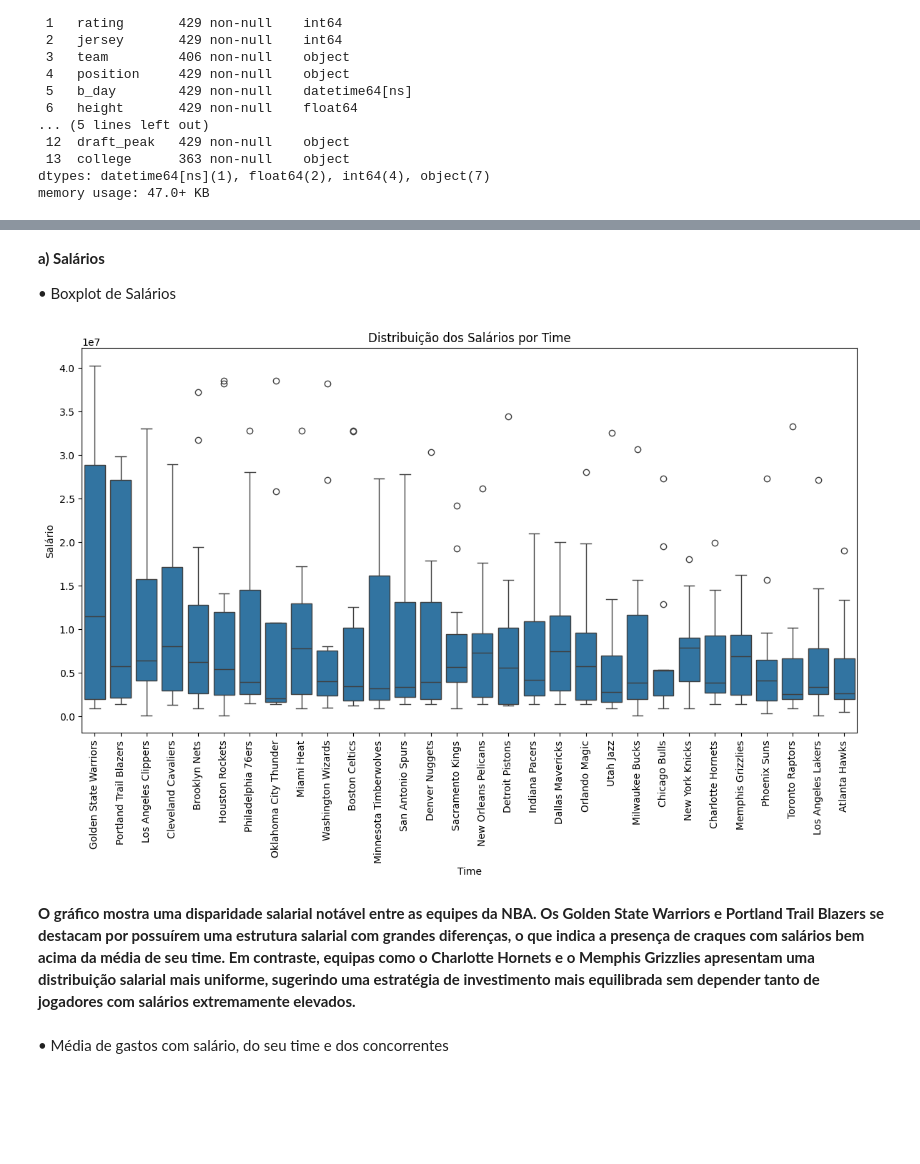
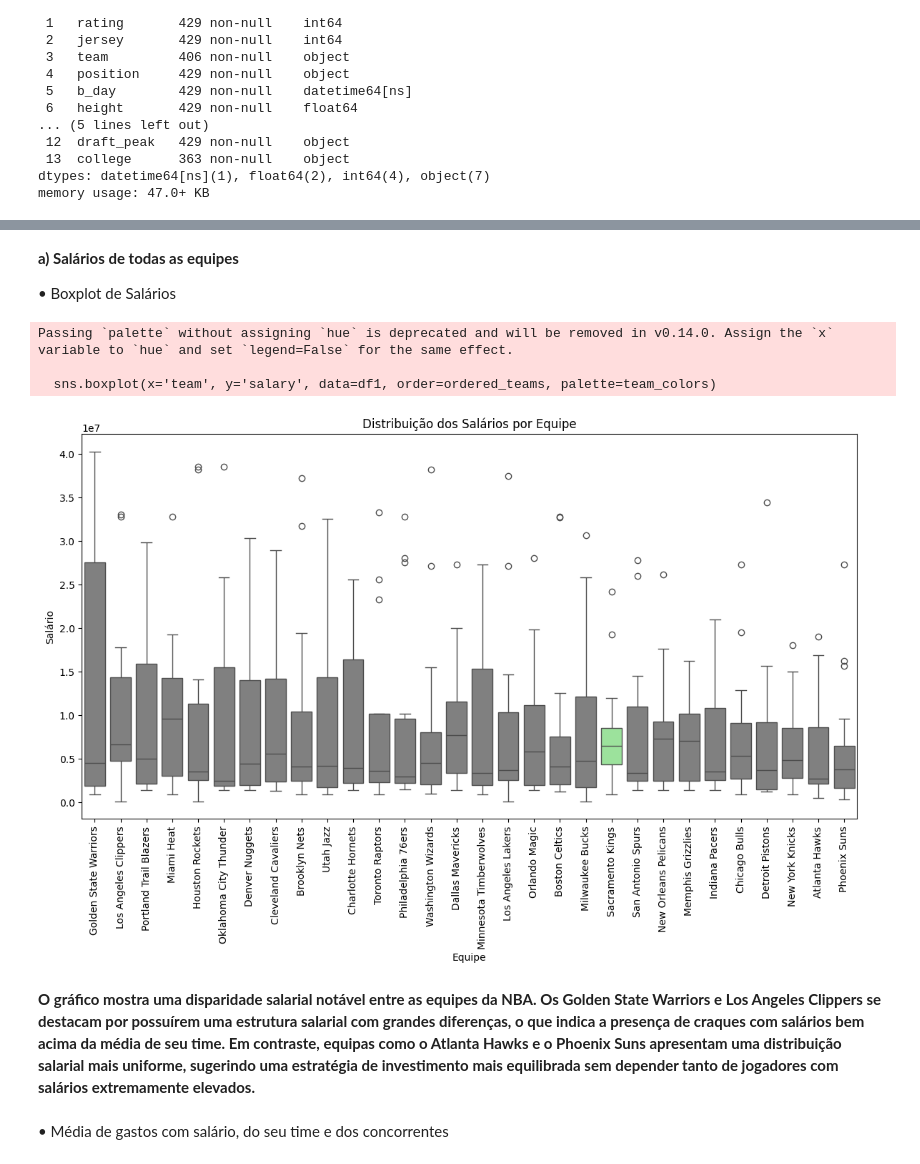
Before and after one commit to NiEl0503/simulador4, a Jupyter notebook: Simulador4.ipynb, the cells around one changed output, grey strips where cells are left out. Cells and saved outputs as stored; diff of their text form; code cells hidden in the pictures; blank space fills up the shorter version.

```diff
--- a/Simulador4.ipynb
+++ b/Simulador4.ipynb
@@ -305,0 +305,8 @@ df_nba
+# %%
+# Removendo os caracteres especiais da coluna 'jersey' e convertendo para int
+df_nba['jersey'] = df_nba['jersey'].str.replace(r'[\$#]', '', regex=True).str.replace(',', '').astype(int)
+
+# Removendo os caracteres especiais da coluna 'salary' e convertendo para float
+df_nba['salary'] = df_nba['salary'].str.replace(r'[\$#]', '', regex=True).str.replace(',', '').astype(float)
+
+df_nba
@@ -354,0 +353,14 @@ df1
+# %%
+# Trocando position
+
+position_map = {
+    'F': 'Forward',
+    'G': 'Guard',
+    'C': 'Center',
+    'F-C': 'Forward-Center',
+    'C-F': 'Center-Forward',
+    'G-F': 'Guard-Forward',
+    'F-G': 'Forward-Guard'
+}
+
+df_nba['position'] = df_nba['position'].replace(position_map)
@@ -354,0 +388,5 @@ df1
+# %%
+# Tratar valores ausentes
+df_nba['college'] = df_nba['college'].fillna('Not informed')
+df1 = df_nba
+df1
@@ -376,28 +428,34 @@ memory usage: 40.3+ KB
 # baixar o arquivo como csv
 df1.to_csv('dataLimpa.csv')
 # %% [markdown]
-**a) Salários**
+**a) Salários de todas as equipes**
 
 • Boxplot de Salários
 # %%
 import seaborn as sns
 import matplotlib.pyplot as plt
 
 mean_salaries = df1.groupby('team')['salary'].mean().reset_index()
 mean_salaries = mean_salaries.sort_values(by='salary', ascending=False)
 ordered_teams = mean_salaries['team'].tolist()
 
+team_colors = ['lightgreen' if team == 'Sacramento Kings' else 'gray' for team in ordered_teams]
+
 plt.figure(figsize=(14, 7))
-sns.boxplot(x='team', y='salary', data=df1, order=ordered_teams)
+sns.boxplot(x='team', y='salary', data=df1, order=ordered_teams, palette=team_colors)
+
 plt.xticks(rotation=90)
-plt.title('Distribuição dos Salários por Time')
-plt.xlabel('Time')
+plt.title('Distribuição dos Salários por Equipe')
+plt.xlabel('Equipe')
 plt.ylabel('Salário')
 plt.show()
 # %% [output]
+Passing `palette` without assigning `hue` is deprecated and will be removed in v0.14.0. Assign the `x` variable to `hue` and set `legend=False` for the same effect.
+
+  sns.boxplot(x='team', y='salary', data=df1, order=ordered_teams, palette=team_colors)
-[figure, old version]
+[figure, new version]
 # %% [markdown]
-**O gráfico mostra uma disparidade salarial notável entre as equipes da NBA. Os Golden State Warriors e Portland Trail Blazers se destacam por possuírem uma estrutura salarial com grandes diferenças, o que indica a presença de craques com salários bem acima da média de seu time. Em contraste, equipas como o Charlotte Hornets e o Memphis Grizzlies apresentam uma distribuição salarial mais uniforme, sugerindo uma estratégia de investimento mais equilibrada sem depender tanto de jogadores com salários extremamente elevados.**
+**O gráfico mostra uma disparidade salarial notável entre as equipes da NBA. Os Golden State Warriors e Los Angeles Clippers se destacam por possuírem uma estrutura salarial com grandes diferenças, o que indica a presença de craques com salários bem acima da média de seu time. Em contraste, equipas como o Atlanta Hawks e o Phoenix Suns apresentam uma distribuição salarial mais uniforme, sugerindo uma estratégia de investimento mais equilibrada sem depender tanto de jogadores com salários extremamente elevados.**
 # %% [markdown]
 • Média de gastos com salário, do seu time e dos concorrentes
 # %%
```
Also changed, not shown: parts of 43 cells of this notebook.
